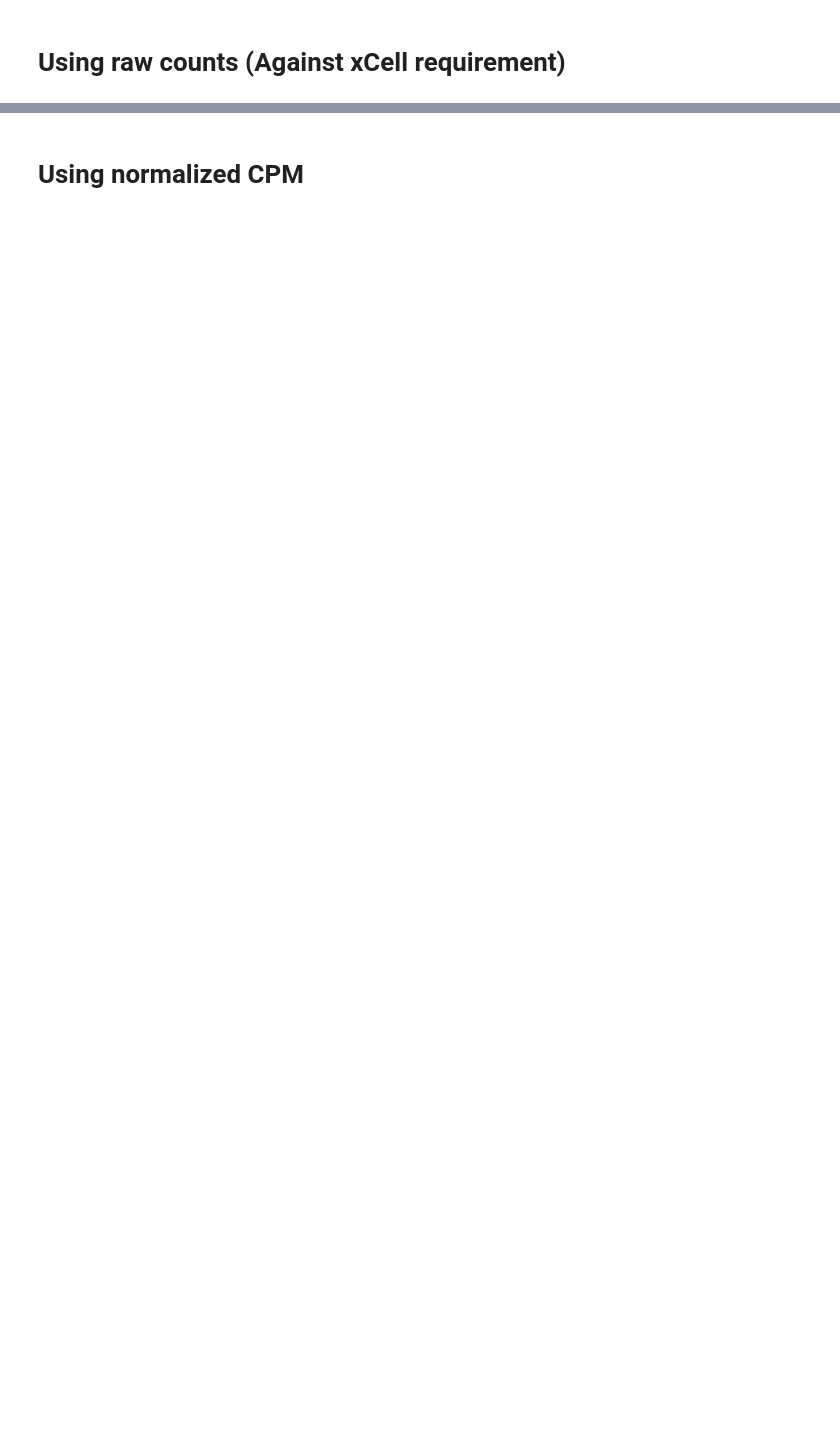
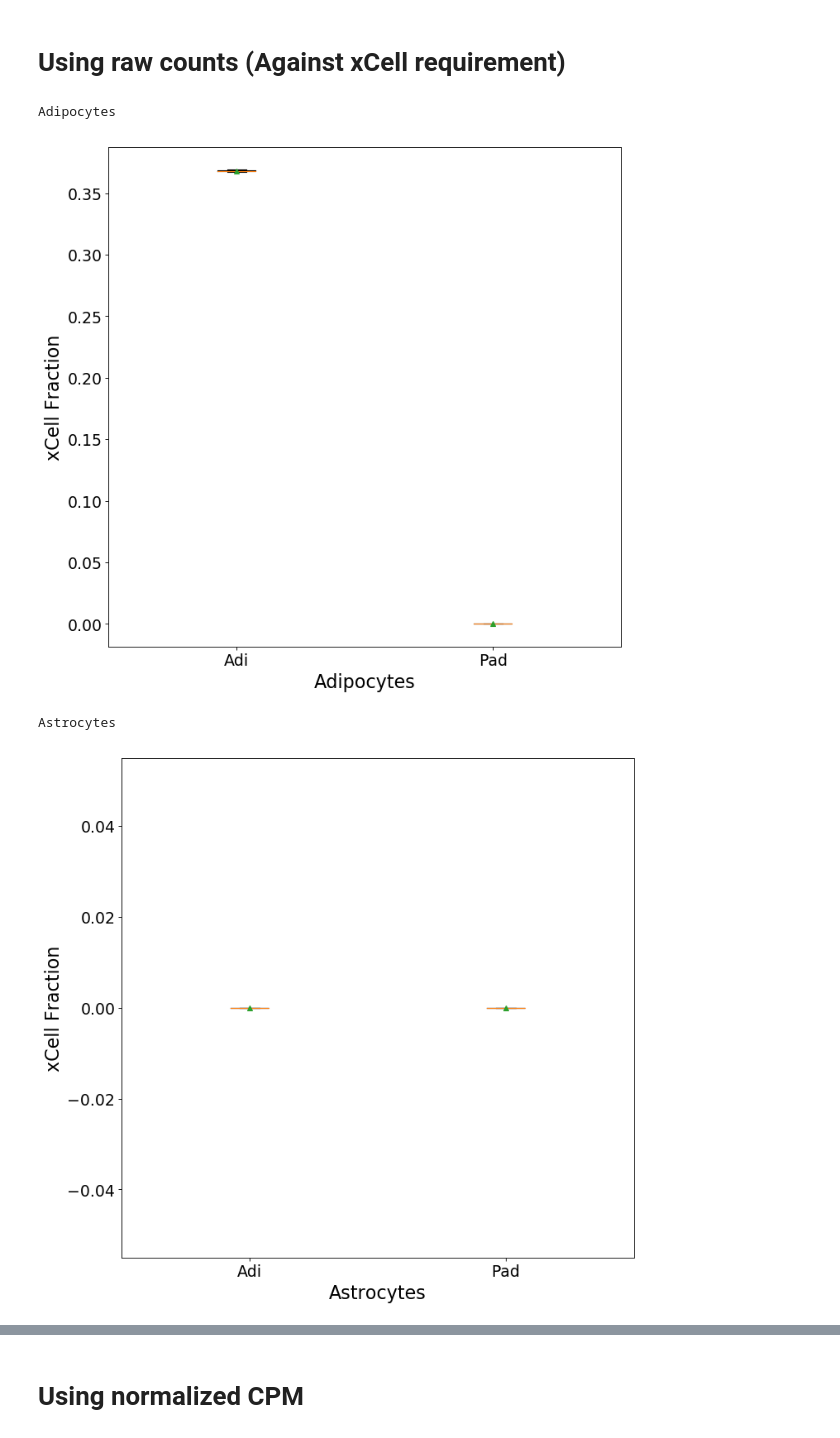
Before and after one commit to SherineAwad/DeconvolutionNotebooks, a Jupyter notebook: Deconvolute.ipynb, the cells around one changed output, grey strips where cells are left out. Cells and saved outputs as stored; diff of their text form; code cells hidden in the pictures; blank space fills up the shorter version.

```diff
--- a/Deconvolute.ipynb
+++ b/Deconvolute.ipynb
@@ -46,34 +8,39 @@ merge()
 # Using raw counts (Against xCell requirement)
 # %%
 
-data =np.loadtxt("xCell_adi_pad_xCell_0124021619.txt", delimiter='\t', skiprows=1,usecols=range(1,6))
+data =np.loadtxt("xCell_adi_pad_results.txt", delimiter='\t', skiprows=1,usecols=range(1,6))
 
 cells=['Adipocytes','Astrocytes','B-cells','Basophils','CD4+ T-cells','CD4+ Tcm','CD4+ Tem','CD4+ memory T-cells', \
    'CD4+ naive T-cells','CD8+ T-cells','CD8+ Tcm','CD8+ Tem','CD8+ naive T-cells','CLP','CMP','Chondrocytes', \
    'Class-switched memory B-cells','DC','Endothelial cells','Eosinophils','Epithelial cells','Erythrocytes', \
    'Fibroblasts','GMP','HSC','Hepatocytes','Keratinocytes','MEP','MPP','MSC','Macrophages','Macrophages M1', \
    'Macrophages M2','Mast cells','Megakaryocytes','Melanocytes','Memory B-cells','Mesangial cells','Monocytes', \
    'Myocytes','NK cells','NKT','Neurons','Neutrophils','Osteoblast','Pericytes','Plasma cells','Platelets', \
    'Preadipocytes','Sebocytes','Skeletal muscle','Smooth muscle','Tgd cells','Th1 cells','Th2 cells','Tregs', \
    'aDC','cDC','iDC','Lymphatic Endothelial cells','Microvascular Endothelial cells','naive B-cells','pDC','pro B-cells']
 
 for j in range(0,64):
     cells_adi = []
     cells_pad = []
     cell  = data[j]
     for i in range(1,3):
         cells_adi.append(cell[i])
     for i in range(3,5):
         cells_pad.append(cell[i])
 
 
     plt.figure(figsize=(10,10), dpi= 80, facecolor='w', edgecolor='k')
     plt.boxplot ([cells_adi,cells_pad], showmeans=True)
     plt.xticks([1,2], ['Adi', 'Pad'])
     figname = cells[j]
     print(figname)
     plt.xlabel(figname,fontsize=20)
     plt.tick_params(labelsize = 17)
     plt.ylabel('xCell Fraction',fontsize=20)
     plt.savefig(figname+'.png')
     plt.show()
+# %% [output]
+Adipocytes
+[figure, added]
+Astrocytes
+[figure, added]
```
Also changed, not shown: parts of 6 cells of this notebook, 1 other file.
